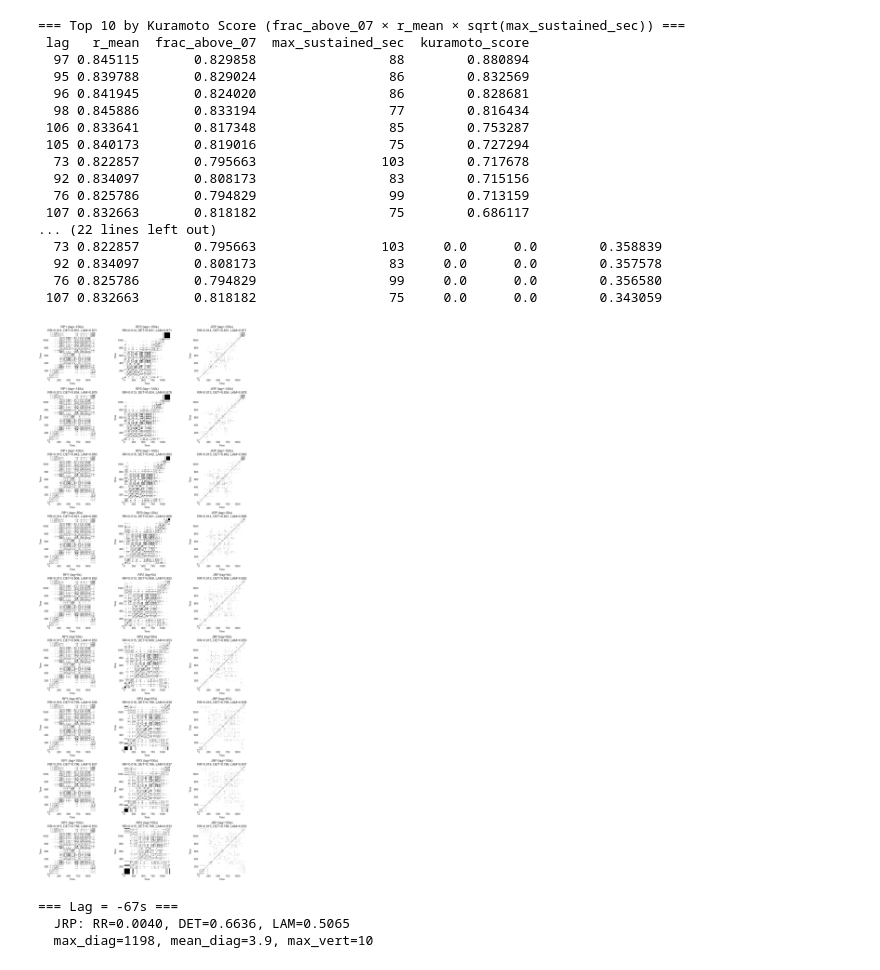
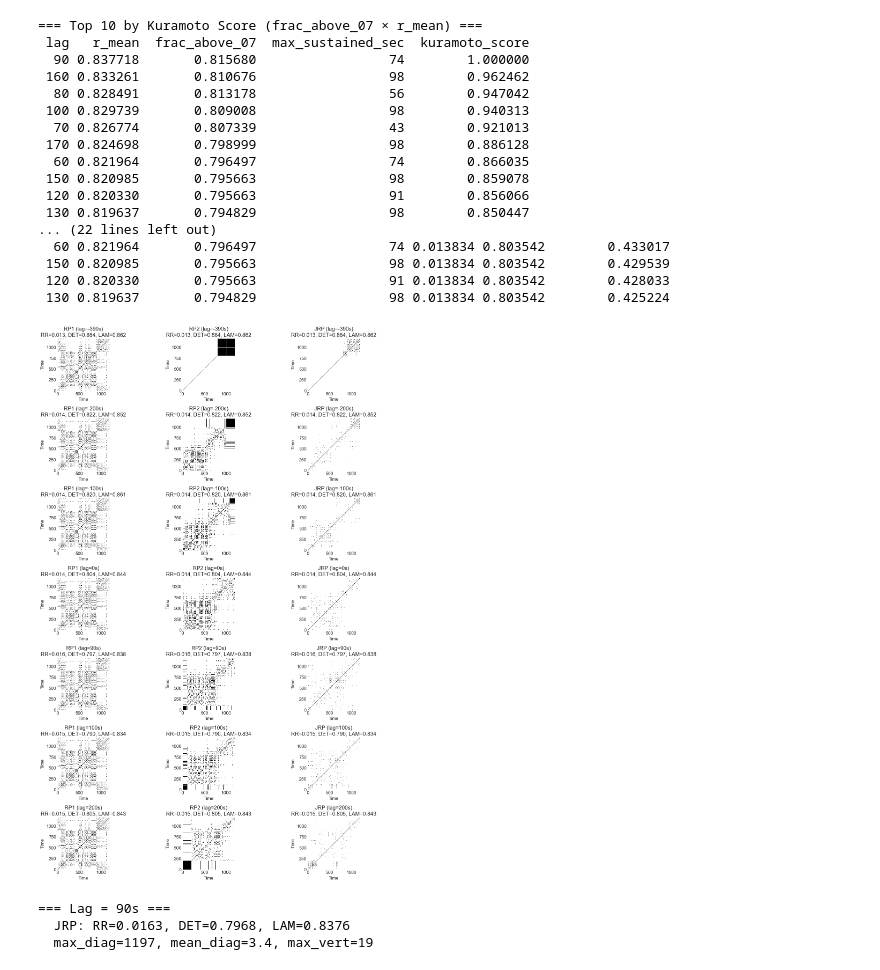
Before and after one commit to dgarciacesga/synch_delay, a Jupyter notebook: notebooks/kuramoto_jrp_analysis_T11_T12.ipynb, the cells around one changed output. Cells and saved outputs as stored; diff of their text form; code cells hidden in the pictures.

```diff
--- a/notebooks/kuramoto_jrp_analysis_T11_T12.ipynb
+++ b/notebooks/kuramoto_jrp_analysis_T11_T12.ipynb
@@ -114,5 +126,6 @@ plt.show()
 # %%
-# --- HILBERT + KURAMOTO FUNCTIONS ---def get_phase(signal):
+# --- HILBERT + KURAMOTO FUNCTIONS ---
+def get_phase(signal):
     analytic = hilbert(signal)
     return np.angle(analytic)
 
@@ -120,7 +133,8 @@ def kuramoto_order_param(phi1, phi2):
     z = 0.5 * (np.exp(1j * phi1) + np.exp(1j * phi2))
     return np.abs(z)
 
-# --- JOINT RECURRENCE PLOT FUNCTIONS ---def embed_time_series(x, m=3, tau=1):
+# --- JOINT RECURRENCE PLOT FUNCTIONS ---
+def embed_time_series(x, m=3, tau=1):
     """Time-delay embedding."""
     n = len(x)
     if n < (m - 1) * tau + 1:
@@ -242,7 +256,7 @@ print(f'  max_diag={metrics["max_diag"]}, mean_diag={metrics["mean_diag"]:.1f},
 
 # Plot RPs and JRP
 fig, axes = plt.subplots(1, 3, figsize=(18, 5))
-for ax, rp, title in zip(axes, [rp1, rp2, jrp], ['RP: FormacionMWEntT11TempPV', 'RP: FormacionMWSalT12TempPV', 'Joint RP']):
+for ax, rp, title in zip(axes, [rp1, rp2, jrp], ['RP: FormacionMWSalT12TempPV', 'RP: FormacionMWEntT11TempPV', 'Joint RP']):
     ax.imshow(rp.T, origin='lower', cmap='binary', aspect='equal', interpolation='nearest')
     ax.set_title(title)
     ax.set_xlabel('Time')
@@ -303,8 +317,8 @@ for lag in lags:
             s2_emb = embed_time_series(s2_smooth, m=m, tau=tau)
             min_len = min(len(s1_emb), len(s2_emb))
             if min_len > 100:
-                rp1, _ = recurrence_plot(s1_emb[:min_len], rate=0.01)
-                rp2, _ = recurrence_plot(s2_emb[:min_len], rate=0.01)
+                rp1, _ = recurrence_plot(s1_emb[:min_len], rate=0.1)
+                rp2, _ = recurrence_plot(s2_emb[:min_len], rate=0.1)
                 jrp = joint_recurrence_plot(rp1, rp2)
                 jrp_metrics = jrp_rqa_metrics(jrp)
         except:
@@ -443,7 +446,7 @@ plt.show()
 # %%
 # Combined analysis: Find optimal lag from both methods
-# KURAMOTO: Use Max frac_above_07 × Max r_mean as primary criteria, max_sustained_sec as secondary (sqrt weight)
-# JRP: Use Determinism (DET) as primary criterion for optimal delay
+# KURAMOTO: Use 'Fraction of time with strong phase sync' (frac_above_07) AND 'Max Mean r' (r_mean) as criteria
+# JRP: Use Determinism (DET), Laminarity (LAM), Recurrence Rate (RR) as primary criteria
 # Discard extreme lags (±max_lag) from JRP analysis
 def normalize(series):
     min_v, max_v = series.min(), series.max()
@@ -452,53 +455,55 @@ def normalize(series):
     return series * 0
 
 # Kuramoto score = frac_above_07 * r_mean (combining two criteria)
-results_df['kuramoto_score'] = (normalize(results_df['frac_above_07']) * normalize(results_df['r_mean']) * (normalize(results_df['max_sustained_sec']) ** 0.5))
+results_df['kuramoto_score'] = normalize(results_df['frac_above_07']) * normalize(results_df['r_mean'])
 
-# JRP score = Determinism (DET) as primary criterion
+# JRP score = normalized product of DET, LAM, RR (excluding extreme lags)
 jrp_valid = results_df[(results_df['lag'] != -max_lag) & (results_df['lag'] != max_lag) & (results_df['jrp_RR'] > 0)].copy()
 results_df['jrp_score'] = 0.0
 if len(jrp_valid) > 0:
-    jrp_score_vals = (normalize(jrp_valid['jrp_DET']) * normalize(jrp_valid['jrp_LAM']) * normalize(jrp_valid['jrp_RR']))
+    jrp_score_vals = (
+        normalize(jrp_valid['jrp_DET']) * normalize(jrp_valid['jrp_LAM']) * normalize(jrp_valid['jrp_RR'])
+    )
     results_df.loc[jrp_valid.index, 'jrp_score'] = jrp_score_vals
-    jrp_valid['jrp_score'] = jrp_score_vals
+    jrp_valid['jrp_score'] = jrp_score_vals  # Also add to jrp_valid for nlargest
 results_df['combined_score'] = (results_df['kuramoto_score'] + results_df['jrp_score']) / 2
 
-print('=== Top 10 by Kuramoto Score (frac_above_07 × r_mean × sqrt(max_sustained_sec)) ===')
+print('=== Top 10 by Kuramoto Score (frac_above_07 × r_mean) ===')
 print(results_df.nlargest(10, 'kuramoto_score')[['lag', 'r_mean', 'frac_above_07', 'max_sustained_sec', 'kuramoto_score']].to_string(index=False))
 
 print('\n=== Top 10 by JRP Score (DET × LAM × RR, excl. extreme lags) ===')
-print(jrp_valid.nlargest(10, 'jrp_score')[["lag", "jrp_RR", "jrp_DET", "jrp_LAM", "jrp_max_diag", "jrp_score"]].to_string(index=False))
+print(jrp_valid.nlargest(10, 'jrp_score')[['lag', 'jrp_RR', 'jrp_DET', 'jrp_LAM', 'jrp_max_diag', 'jrp_score']].to_string(index=False))
 
 print('\n=== Top 10 by Combined Score ===')
 print(results_df.nlargest(10, 'combined_score')[['lag', 'r_mean', 'frac_above_07', 'max_sustained_sec', 'jrp_RR', 'jrp_DET', 'combined_score']].to_string(index=False))
 # %% [output]
-=== Top 10 by Kuramoto Score (frac_above_07 × r_mean × sqrt(max_sustained_sec)) ===
+=== Top 10 by Kuramoto Score (frac_above_07 × r_mean) ===
  lag   r_mean  frac_above_07  max_sustained_sec  kuramoto_score
-  97 0.845115       0.829858                 88        0.880894
-  95 0.839788       0.829024                 86        0.832569
-  96 0.841945       0.824020                 86        0.828681
-  98 0.845886       0.833194                 77        0.816434
- 106 0.833641       0.817348                 85        0.753287
- 105 0.840173       0.819016                 75        0.727294
-  73 0.822857       0.795663                103        0.717678
-  92 0.834097       0.808173                 83        0.715156
-  76 0.825786       0.794829                 99        0.713159
- 107 0.832663       0.818182                 75        0.686117
+  90 0.837718       0.815680                 74        1.000000
+ 160 0.833261       0.810676                 98        0.962462
+  80 0.828491       0.813178                 56        0.947042
+ 100 0.829739       0.809008                 98        0.940313
+  70 0.826774       0.807339                 43        0.921013
+ 170 0.824698       0.798999                 98        0.886128
+  60 0.821964       0.796497                 74        0.866035
+ 150 0.820985       0.795663                 98        0.859078
+ 120 0.820330       0.795663                 91        0.856066
+ 130 0.819637       0.794829                 98        0.850447
 ... (22 lines left out)
-  73 0.822857       0.795663                103     0.0      0.0        0.358839
-  92 0.834097       0.808173                 83     0.0      0.0        0.357578
-  76 0.825786       0.794829                 99     0.0      0.0        0.356580
- 107 0.832663       0.818182                 75     0.0      0.0        0.343059
+  60 0.821964       0.796497                 74 0.013834 0.803542        0.433017
+ 150 0.820985       0.795663                 98 0.013834 0.803542        0.429539
+ 120 0.820330       0.795663                 91 0.013834 0.803542        0.428033
+ 130 0.819637       0.794829                 98 0.013834 0.803542        0.425224
 # %%
 # Detailed JRP visualization at key lags
-# Include best Kuramoto lag (max_sustained) and best JRP lag
+# Include best Kuramoto lag (frac_above_07 × r_mean) and best JRP lag
 best_kuramoto_lag = int(results_df.loc[results_df['kuramoto_score'].idxmax(), 'lag'])
 best_jrp_lag = int(jrp_valid.loc[jrp_valid['jrp_score'].idxmax(), 'lag']) if len(jrp_valid) > 0 else 0
 
-key_lags = [-150, -100, -50, 0, 50, 100, 150, best_kuramoto_lag, best_jrp_lag]
+key_lags = [-200, -100, 0, 100, 200, best_kuramoto_lag, best_jrp_lag]
 key_lags = sorted(set([l for l in key_lags if -max_lag <= l <= max_lag]))
 
-fig, axes = plt.subplots(len(key_lags), 3, figsize=(15, 4*len(key_lags)))
+fig, axes = plt.subplots(len(key_lags), 3, figsize=(15, 3*len(key_lags)))
 if len(key_lags) == 1:
     axes = axes.reshape(1, -1)
 
@@ -507,36 +512,36 @@ for idx, lag in enumerate(key_lags):
         s2_shifted = np.concatenate([np.full(lag, np.nan), s2_smooth[:-lag]])
     elif lag < 0:
         s2_shifted = np.concatenate([s2_smooth[-lag:], np.full(-lag, np.nan)])
     else:
         s2_shifted = s2_smooth.copy()
     s2_shifted = pd.Series(s2_shifted).interpolate(limit_direction='both').values
 
     s1_emb = embed_time_series(s1_smooth, m=m, tau=tau)
     s2_emb = embed_time_series(s2_shifted, m=m, tau=tau)
     min_len = min(len(s1_emb), len(s2_emb))
 
     if min_len > 50:
         rp1, _ = recurrence_plot(s1_emb[:min_len], rate=0.1)
         rp2, _ = recurrence_plot(s2_emb[:min_len], rate=0.1)
         jrp = joint_recurrence_plot(rp1, rp2)
         metrics = jrp_rqa_metrics(jrp)
 
         for ax, rp, title in zip(axes[idx], [rp1, rp2, jrp],
                                   [f'RP1 (lag={lag}s)', f'RP2 (lag={lag}s)', f'JRP (lag={lag}s)']):
             im = ax.imshow(rp.T, origin='lower', cmap='binary', aspect='equal', interpolation='nearest')
             ax.set_title(f'{title}\nRR={metrics["RR"]:.3f}, DET={metrics["DET"]:.3f}, LAM={metrics["LAM"]:.3f}')
             ax.set_xlabel('Time')
             ax.set_ylabel('Time')
     else:
         for ax in axes[idx]:
             ax.text(0.5, 0.5, 'Too short', ha='center', va='center')
 
 plt.tight_layout()
 plt.show()
 # %% [output]
-[figure, old version]
+[figure, new version]
 # %%
-# JRP at best Kuramoto lag (max_sustained)
+# JRP at best Kuramoto lag
 best_kuramoto_lag = int(results_df.loc[results_df['kuramoto_score'].idxmax(), 'lag'])
 
 for lag in [best_kuramoto_lag]:
@@ -553,8 +558,8 @@ for lag in [best_kuramoto_lag]:
     min_len = min(len(s1_emb), len(s2_emb))
 
     if min_len > 50:
-        rp1, _ = recurrence_plot(s1_emb[:min_len], rate=0.01)
-        rp2, _ = recurrence_plot(s2_emb[:min_len], rate=0.01)
+        rp1, _ = recurrence_plot(s1_emb[:min_len], rate=0.1)
+        rp2, _ = recurrence_plot(s2_emb[:min_len], rate=0.1)
         jrp = joint_recurrence_plot(rp1, rp2)
         metrics = jrp_rqa_metrics(jrp)
 
@@ -562,9 +567,9 @@ for lag in [best_kuramoto_lag]:
         print(f'  JRP: RR={metrics["RR"]:.4f}, DET={metrics["DET"]:.4f}, LAM={metrics["LAM"]:.4f}')
         print(f'  max_diag={metrics["max_diag"]}, mean_diag={metrics["mean_diag"]:.1f}, max_vert={metrics["max_vert"]}')
 # %% [output]
-=== Lag = -67s ===
-  JRP: RR=0.0040, DET=0.6636, LAM=0.5065
-  max_diag=1198, mean_diag=3.9, max_vert=10
+=== Lag = 90s ===
+  JRP: RR=0.0163, DET=0.7968, LAM=0.8376
+  max_diag=1197, mean_diag=3.4, max_vert=19
 # %%
 # Save results
 results_df.to_parquet('../data/kuramoto_jrp_lag_sweep_T11_T12.parquet')
```
Also changed, not shown: parts of 9 cells of this notebook, 2 other files.
